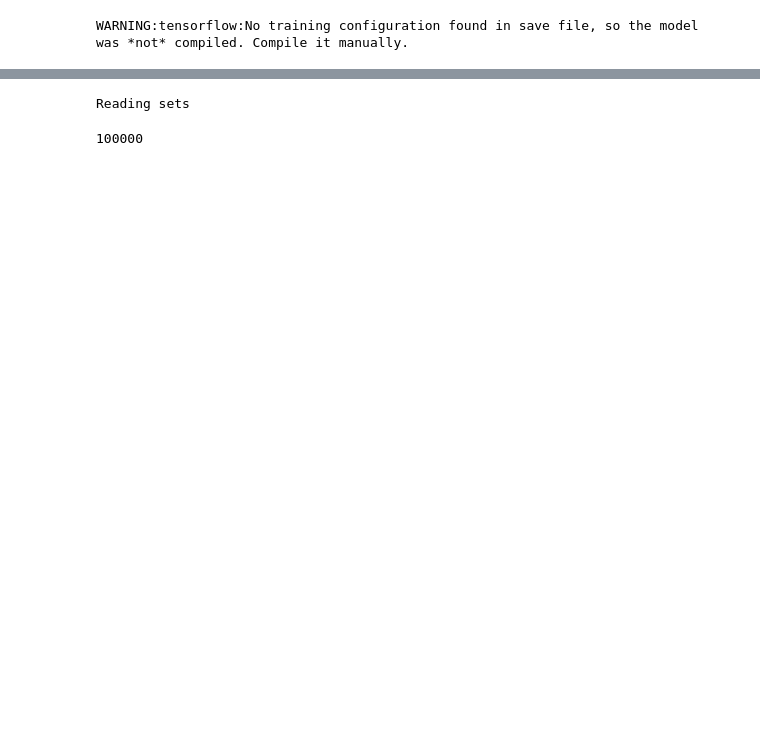
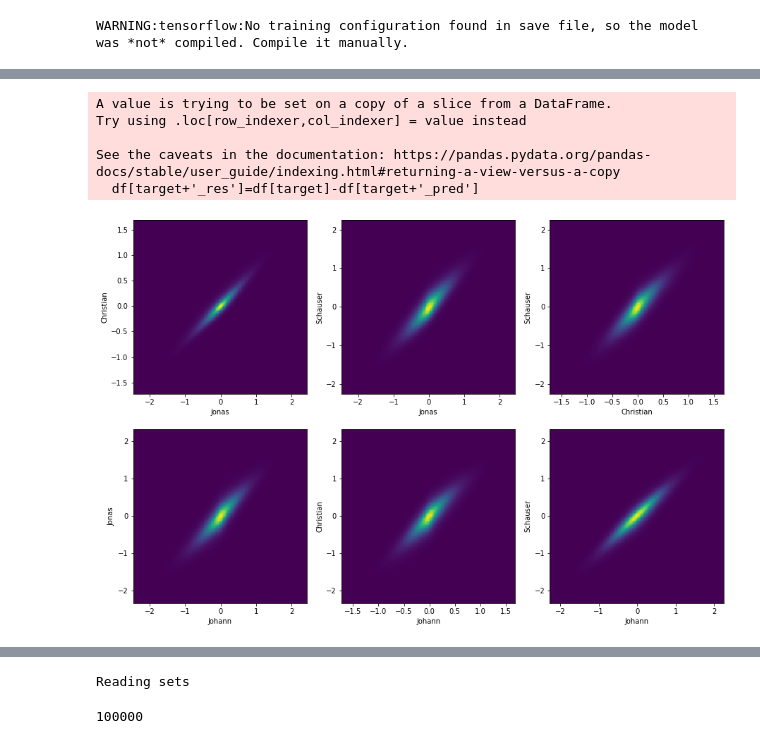
Before and after one commit to astrockragh/IceCube, a Jupyter notebook: model_eval/kappa_improvement.ipynb, the cells around one changed output, grey strips where cells are left out. Drawn from its saved outputs; the diff is of its cells as text; code cells hidden in the pictures; blank space fills up the shorter version.

```diff
--- a/model_eval/kappa_improvement.ipynb
+++ b/model_eval/kappa_improvement.ipynb
@@ -186,0 +171,39 @@ No handles with labels found to put in legend.
+# %%
+dfjs['energy_log10_pred']=dfjs['energy_log10']
+# %%
+dfjs['zenith']=dfckj['zenith'].to_numpy()
+dfjs['energy_log10']=dfckj['energy_log10'].to_numpy()
+# %%
+mask=dfckj['event_no'].to_numpy()==dfjbs['event_no'].to_numpy()
+# %%
+dfs=[dfjv[mask], dfckj[mask], dfjs[mask], dfjbs[mask]]
+names=['Jonas', 'Christian', 'Schauser', 'Johann']
+# %%
+for df in dfs:
+#     df=df[mask]
+    for target in truel[:3]:
+        if target+'_pred' in df.columns:
+            df[target+'_res']=df[target]-df[target+'_pred']
+# %% [output]
+A value is trying to be set on a copy of a slice from a DataFrame.
+Try using .loc[row_indexer,col_indexer] = value instead
+
+See the caveats in the documentation: https://pandas.pydata.org/pandas-docs/stable/user_guide/indexing.html#returning-a-view-versus-a-copy
+  df[target+'_res']=df[target]-df[target+'_pred']
+# %%
+bins=200
+fig, ax =plt.subplots(nrows=2, ncols=3, figsize=(15,10))
+ax[0][0].hist2d(dfs[0]['zenith_res'], dfs[1]['zenith_res'], bins=bins)
+ax[0][1].hist2d(dfs[0]['zenith_res'], dfs[2]['zenith_res'], bins=bins);
+ax[0][2].hist2d(dfs[1]['zenith_res'], dfs[2]['zenith_res'], bins=bins);
+ax[1][0].hist2d(dfs[0]['zenith_res'], dfs[3]['zenith_res'], bins=bins)
+ax[1][1].hist2d(dfs[1]['zenith_res'], dfs[3]['zenith_res'], bins=bins);
+ax[1][2].hist2d(dfs[2]['zenith_res'], dfs[3]['zenith_res'], bins=bins);
+ax[0][0].set(xlabel='Jonas', ylabel='Christian')
+ax[0][1].set(xlabel='Jonas', ylabel='Schauser')
+ax[0][2].set(xlabel='Christian', ylabel='Schauser')
+ax[1][0].set(xlabel='Johann', ylabel='Jonas')
+ax[1][1].set(xlabel='Johann', ylabel='Christian')
+ax[1][2].set(xlabel='Johann', ylabel='Schauser');
+# %% [output]
+[figure, added]
```
Also changed, not shown: parts of 45 cells of this notebook, 3 other files.
